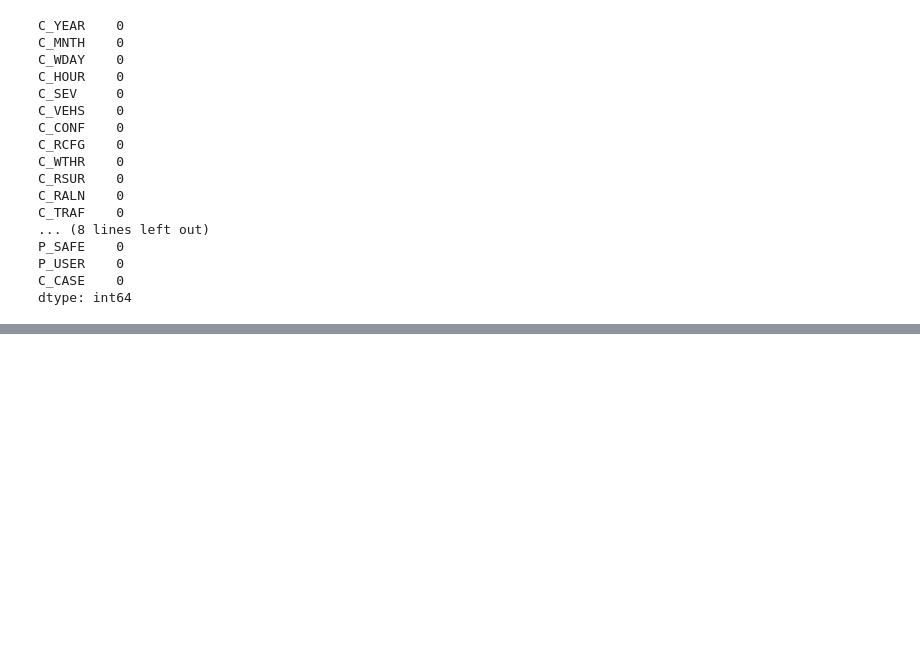
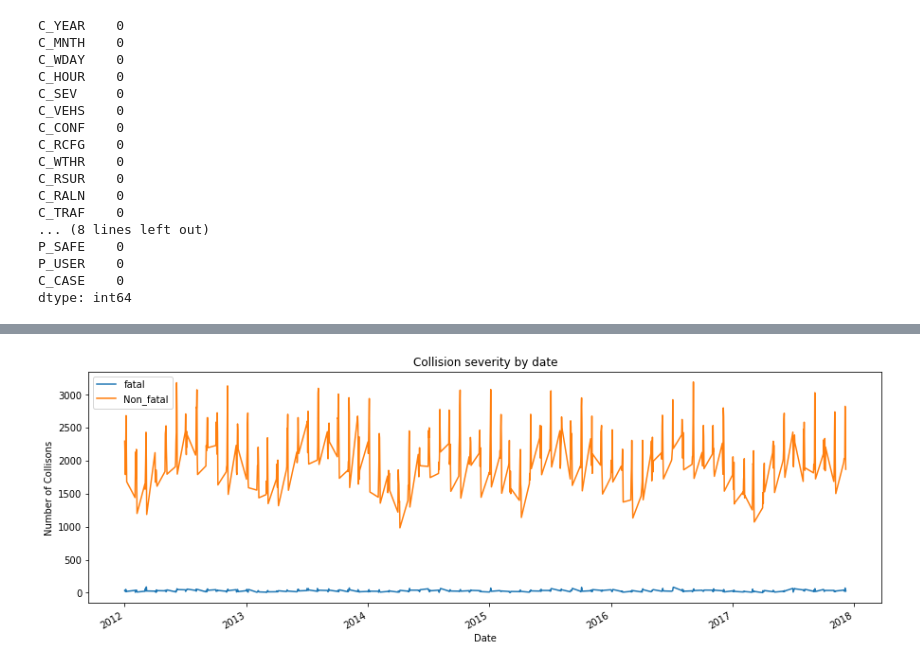
Before and after one commit to sooryasuresh-star/capstone-project, a Jupyter notebook: Capstone_Project.ipynb, the cells around one changed output, grey strips where cells are left out. Cells and saved outputs as stored; diff of their text form; code cells hidden in the pictures; blank space fills up the shorter version.

```diff
--- a/Capstone_Project.ipynb
+++ b/Capstone_Project.ipynb
@@ -190 +190,4 @@ accidents_new_1.head()
 5 rows × 23 columns
+# %%
+# dropping unwanted columns
+accidents_new_1 = accidents_new_1.drop(['V_ID', 'P_ID','P_PSN','C_VEHS'], axis = 1)
@@ -190,0 +227,6 @@ accidents_new_1.head()
+# %%
+# it is equivalent to if - else condition
+accidents_new_1['fatal'] = np.where(accidents_new_1['C_SEV']==1,1,0)
+accidents_new_1['Non_fatal'] = np.where(accidents_new_1['C_SEV'] ==2,1,0)
+# %%
+accidents_new_2 = accidents_new_1.groupby('Date')['fatal','Non_fatal'].sum()
@@ -190,0 +250,6 @@ accidents_new_1.head()
+# %%
+plot1 = accidents_new_2.plot(title = "Collision severity by date", figsize = (15,5))
+plot1.set_xlabel("Date")
+plot1.set_ylabel("Number of Collisons");
+# %% [output]
+[figure, added]
```
Also changed, not shown: parts of 24 cells of this notebook.
